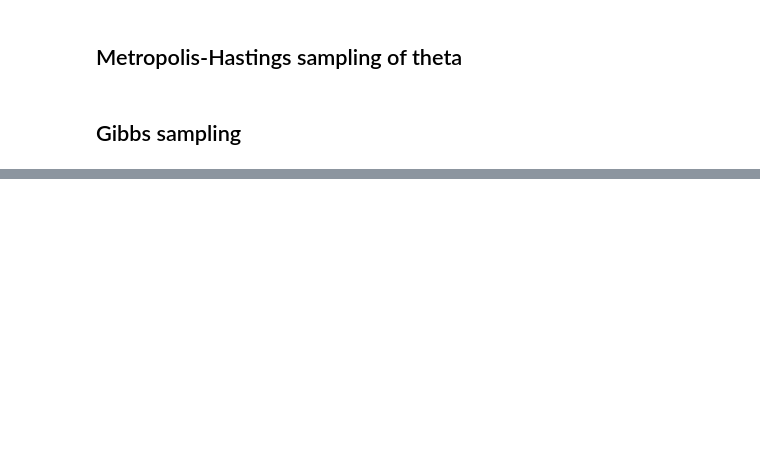
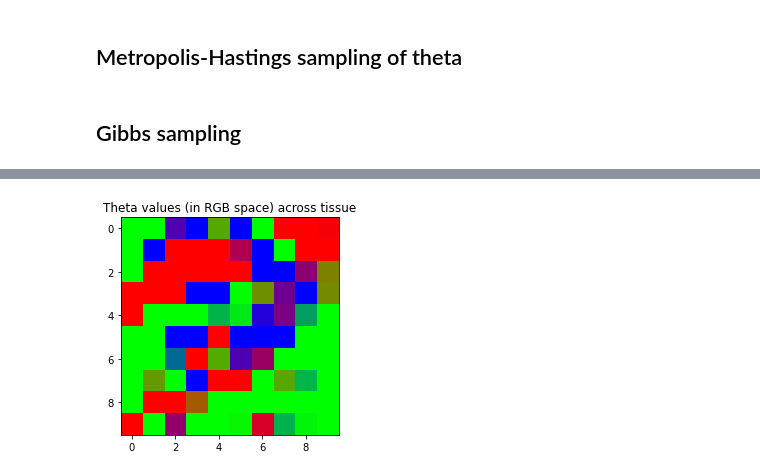
Before and after one commit to j-foyer/ensaLaDA, a Jupyter notebook: Gibbs.ipynb, the cells around one changed output, grey strips where cells are left out. Saved outputs shown, nothing was run; the diff lists cells and outputs as text; code cells hidden in the pictures; blank space fills up the shorter version.

```diff
--- a/Gibbs.ipynb
+++ b/Gibbs.ipynb
@@ -88,7 +116,9 @@ def get_gene_identity(adata):
 # %%
 def get_ids_dt_wt(adata: an.AnnData,
                   umi_factors: List[np.ndarray],
-                  K: int)->Tuple[np.ndarray,np.ndarray,np.ndarray]:
+                  K: int,
+                  alpha = 0.1,
+                  beta = 0.1)->Tuple[np.ndarray,np.ndarray,np.ndarray]:
     """ add short description here
 
     Parameters:
@@ -109,8 +139,8 @@ def get_ids_dt_wt(adata: an.AnnData,
     n_spots, n_genes = adata.X.shape
     X = adata.X
     ids = []
-    dt = np.zeros((n_spots, K))
-    wt = np.zeros((K, n_genes))
+    dt = np.zeros((n_spots, K)) + alpha
+    wt = np.zeros((K, n_genes)) + beta
 
     for spot in range(n_spots):
         ids_spot = []
@@ -169,4 +199,13 @@ ids, dt, wt = get_ids_dt_wt(adata, umi_factors, 3)
 assert(np.all(np.sum(dt,axis=1) == np.sum(X,axis=1))), "total UMI's in spot and dt rowsums must be equal"
 # %% [markdown]
 ## Functions for calculating theta and phi
+# %%
+def get_theta(dt):
+    """ add short description here
+
+    Parameters:
+    ----------
+    """
+    theta = dt / dt.sum(axis=1, keepdims=True)
+    return theta
 # %%
@@ -530,0 +730,18 @@ Wall time: 20.4 s
+# %%
+path = "/Users/juliafoyer/Documents/Skolarbete/Masters_thesis/Scripts/spatial-data-synth/20210402100654897026-synth-data.h5ad"
+adata = an.read_h5ad(path)
+print(adata)
+adata = prepare_data(adata,select_hvg=False)
+
+umi_factors = assign_random(adata, 3)
+
+n_spots,n_genes = adata.shape
+ids,dt,wt = get_ids_dt_wt(adata,umi_factors,3)
+
+theta = get_theta(dt)
+
+n_genes = len(adata.var_names)
+K = 3
+alpha = 5
+beta = 0.1
+nz = dt.sum(axis=0)
@@ -530,0 +762,8 @@ Wall time: 20.4 s
+# %%
+theta_new = get_theta(dt)
+side_length = adata.uns["info"]["side_length"]
+plt.imshow(theta_new.reshape(side_length,side_length,3))
+plt.title("Theta values (in RGB space) across tissue")
+plt.show()
+# %% [output]
+[figure, added]
```
Also changed, not shown: parts of 36 cells of this notebook, 4 other files.
